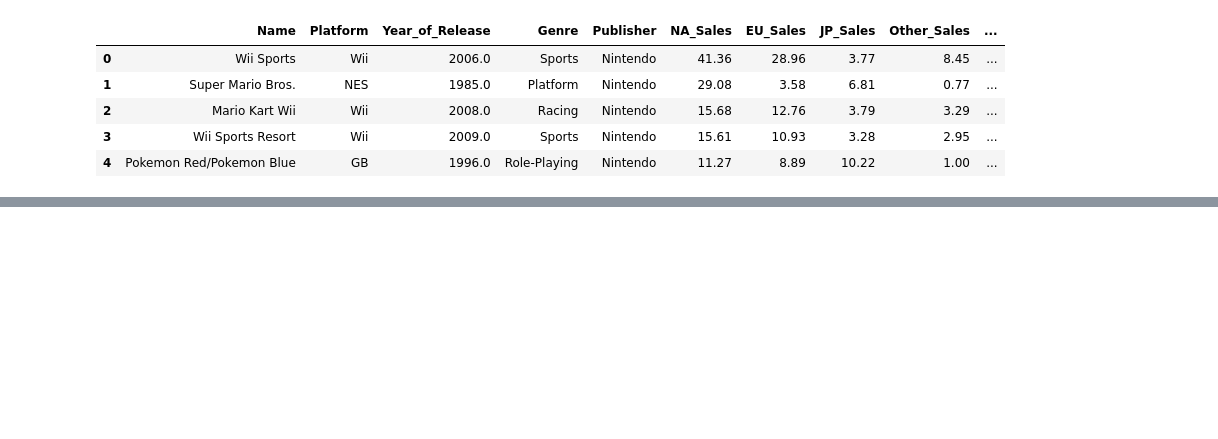
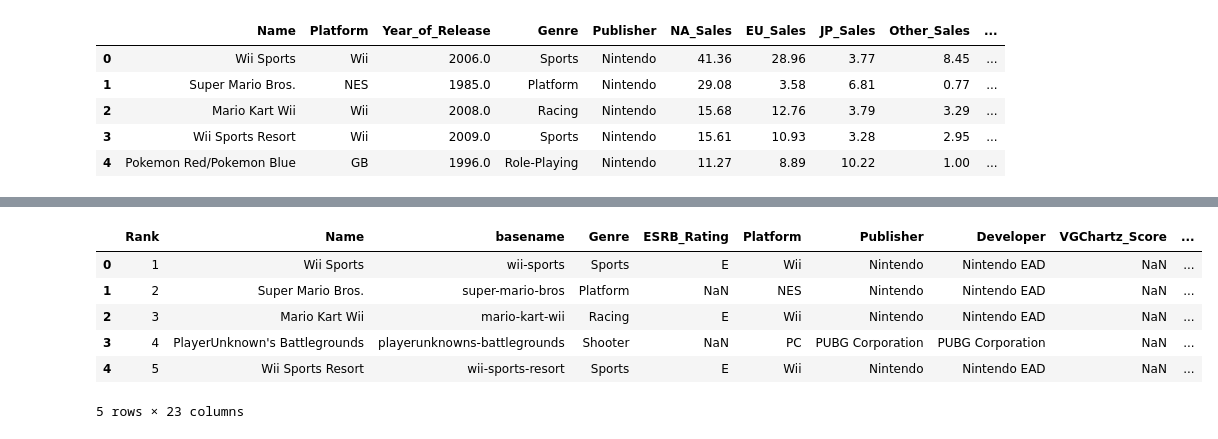
Before and after one commit to mlu004/Capstone2-Video-Game-Popularity, a Jupyter notebook: Video_Game_Data_Wrangling.ipynb, the cells around one changed output, grey strips where cells are left out. Cells and saved outputs as stored; diff of their text form; code cells hidden in the pictures; blank space fills up the shorter version.

```diff
--- a/Video_Game_Data_Wrangling.ipynb
+++ b/Video_Game_Data_Wrangling.ipynb
@@ -25,0 +152,11 @@ vg_sales_2016_w_scores.head()
+# %%
+vg_2019_w_scores = pd.read_csv(r"C:\Users\ez\Desktop\Capstone2\csv_files\vgsales-12-4-2019.csv")
+vg_2019_w_scores.head()
+# %% [output]
+|  | Rank | Name | basename | Genre | ESRB_Rating | Platform | Publisher | Developer | VGChartz_Score | ... |
+| 0 | 1 | Wii Sports | wii-sports | Sports | E | Wii | Nintendo | Nintendo EAD | NaN | ... |
+| 1 | 2 | Super Mario Bros. | super-mario-bros | Platform | NaN | NES | Nintendo | Nintendo EAD | NaN | ... |
+| 2 | 3 | Mario Kart Wii | mario-kart-wii | Racing | E | Wii | Nintendo | Nintendo EAD | NaN | ... |
+| 3 | 4 | PlayerUnknown's Battlegrounds | playerunknowns-battlegrounds | Shooter | NaN | PC | PUBG Corporation | PUBG Corporation | NaN | ... |
+| 4 | 5 | Wii Sports Resort | wii-sports-resort | Sports | E | Wii | Nintendo | Nintendo EAD | NaN | ... |
+5 rows × 23 columns
```
Also changed, not shown: parts of 15 cells of this notebook, 2 other files.
